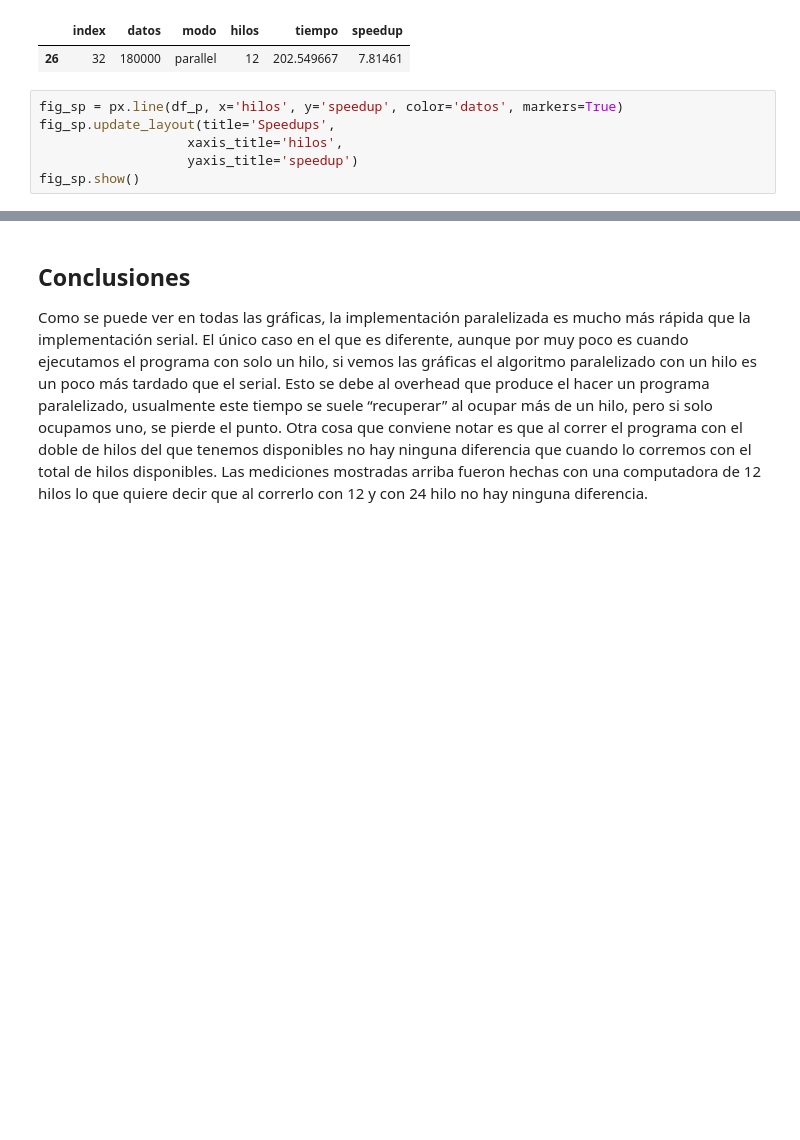
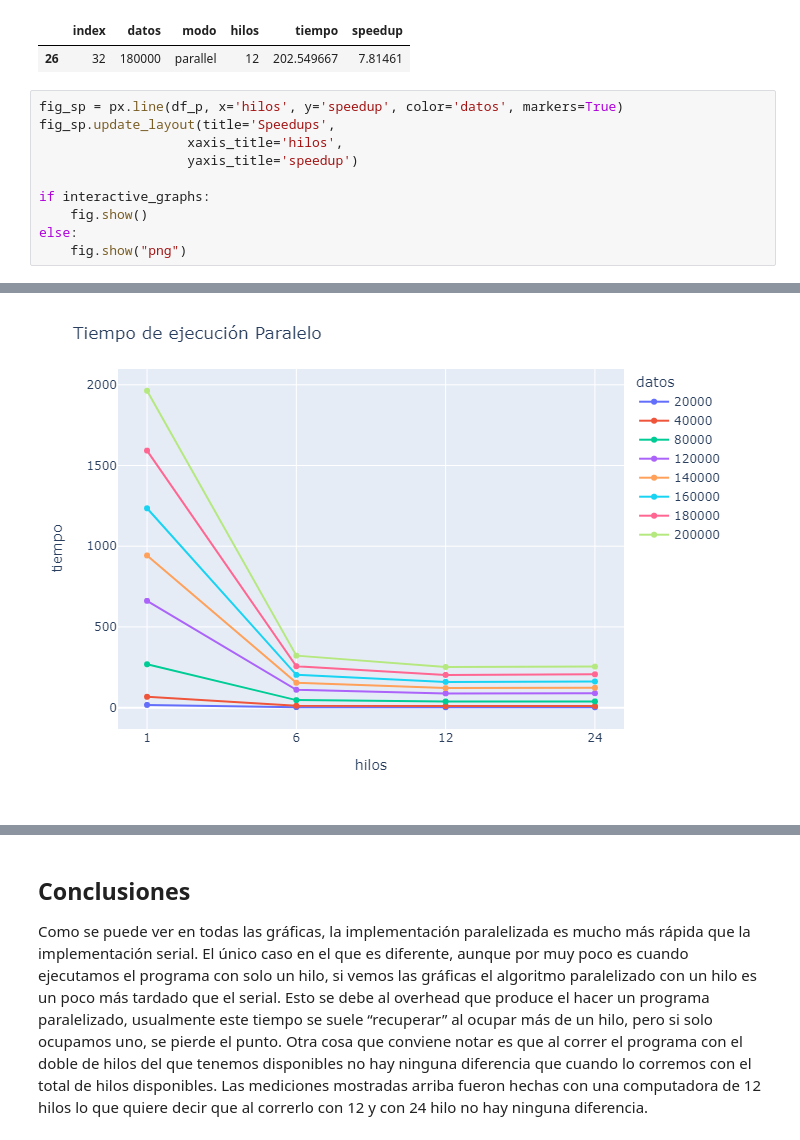
Before and after one commit to Xteom/Parallel-dbscan, a Jupyter notebook: dbscan.ipynb, the cells around one changed output, grey strips where cells are left out. Drawn from its saved outputs; the diff is of its cells as text; blank space fills up the shorter version.

```diff
--- a/dbscan.ipynb
+++ b/dbscan.ipynb
@@ -305,5 +318,9 @@ fig_sp = px.line(df_p, x='hilos', y='speedup', color='datos', markers=True)
 fig_sp.update_layout(title='Speedups',
                    xaxis_title='hilos',
                    yaxis_title='speedup')
-fig_sp.show()
+
+if interactive_graphs:
+    fig.show()
+else:
+    fig.show("png")
 # %% [output]
@@ -311,3 +327,4 @@ fig_sp.show()
+[figure, added]
 # %%
 fig = make_subplots(rows=2, cols=2, vertical_spacing=0.1,
                     horizontal_spacing=0.1, shared_xaxes=True, shared_yaxes=False,subplot_titles=("Plot 1", "Plot 2", "Plot 3", "Plot 4"))
```
Also changed, not shown: parts of 7 cells of this notebook.
